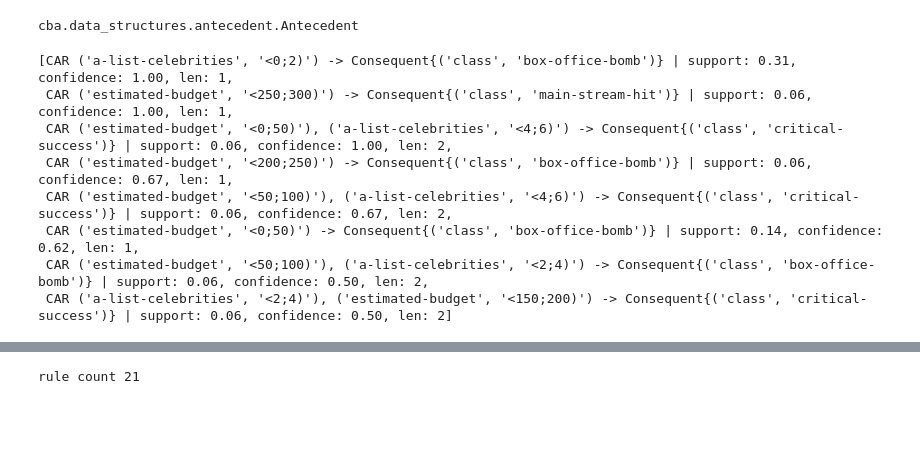
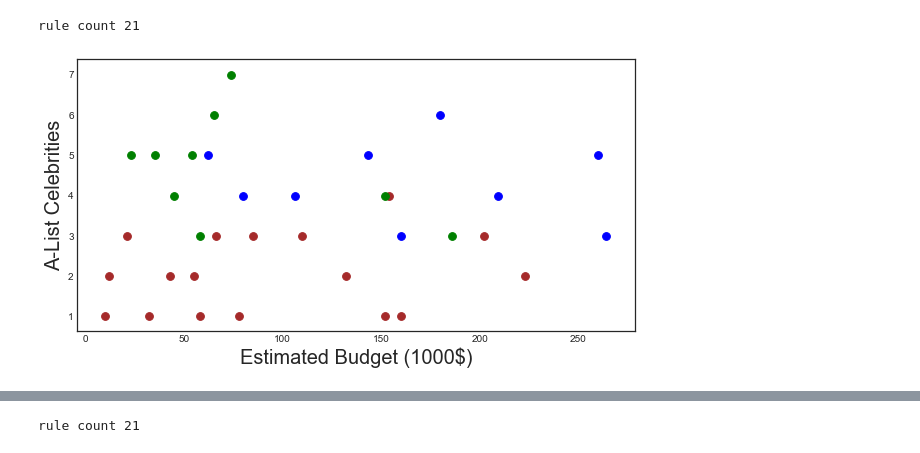
Before and after one commit to jirifilip/pyARC, a Jupyter notebook: notebooks/visualization/CBA_visualization.ipynb, the cells around one changed output, grey strips where cells are left out. Drawn from its saved outputs; the diff is of its cells as text; code cells hidden in the pictures; blank space fills up the shorter version.

```diff
--- a/notebooks/visualization/CBA_visualization.ipynb
+++ b/notebooks/visualization/CBA_visualization.ipynb
@@ -81,28 +81,5 @@ rules
  CAR ('estimated-budget', '<200;250)'), ('a-list-celebrities', '<2;4)') -> Consequent{('class', 'box-office-bomb')} | support: 0.03, confidence: 0.50, len: 2,
  CAR ('estimated-budget', '<200;250)'), ('a-list-celebrities', '<2;4)') -> Consequent{('class', 'main-stream-hit')} | support: 0.03, confidence: 0.50, len: 2]
-# %%
-from cba.data_structures import Antecedent, Item
-
-i = Item("A", 1)
-i2 = Item("B", 2)
-a = Antecedent([i, i2])
-
-type(rules[0].antecedent)
-# %% [output]
-cba.data_structures.antecedent.Antecedent
-# %%
-m2c = M2Algorithm(rules, transactionDB).build()
-
-m2c.rules
-# %% [output]
-[CAR ('a-list-celebrities', '<0;2)') -> Consequent{('class', 'box-office-bomb')} | support: 0.31, confidence: 1.00, len: 1,
- CAR ('estimated-budget', '<250;300)') -> Consequent{('class', 'main-stream-hit')} | support: 0.06, confidence: 1.00, len: 1,
- CAR ('estimated-budget', '<0;50)'), ('a-list-celebrities', '<4;6)') -> Consequent{('class', 'critical-success')} | support: 0.06, confidence: 1.00, len: 2,
- CAR ('estimated-budget', '<200;250)') -> Consequent{('class', 'box-office-bomb')} | support: 0.06, confidence: 0.67, len: 1,
- CAR ('estimated-budget', '<50;100)'), ('a-list-celebrities', '<4;6)') -> Consequent{('class', 'critical-success')} | support: 0.06, confidence: 0.67, len: 2,
- CAR ('estimated-budget', '<0;50)') -> Consequent{('class', 'box-office-bomb')} | support: 0.14, confidence: 0.62, len: 1,
- CAR ('estimated-budget', '<50;100)'), ('a-list-celebrities', '<2;4)') -> Consequent{('class', 'box-office-bomb')} | support: 0.06, confidence: 0.50, len: 2,
- CAR ('a-list-celebrities', '<2;4)'), ('estimated-budget', '<150;200)') -> Consequent{('class', 'critical-success')} | support: 0.06, confidence: 0.50, len: 2]
 # %%
 def plot_rule(rule, plt):
     interval_regex = "<(\d+);(\d+)\)"
@@ -156,3 +133,23 @@ def plot_rule(rule, plt):
     axis.add_patch(
        patches.Rectangle((lower_x, lower_y), area_x, area_y, zorder=-2, facecolor=rule_appearance[class_name], alpha=rule.confidence)
     )
+# %%
+plt.figure(figsize=(10, 5))
+
+# data cases
+for i in range(len(x_points)):
+    plt.scatter(x_points[i], y_points[i], marker=appearance[data_class[i]][1], color=appearance[data_class[i]][0], s=60)
+
+
+
+plt.xlabel('Estimated Budget (1000$)', fontsize=20)
+plt.ylabel('A-List Celebrities', fontsize=20)
+
+
+
+plt.savefig("../data/datacases.png")
+
+print("rule count", len(rules))
+# %% [output]
+rule count 21
+[figure, added]
```
Also changed, not shown: parts of 6 cells of this notebook, 15 other files.
